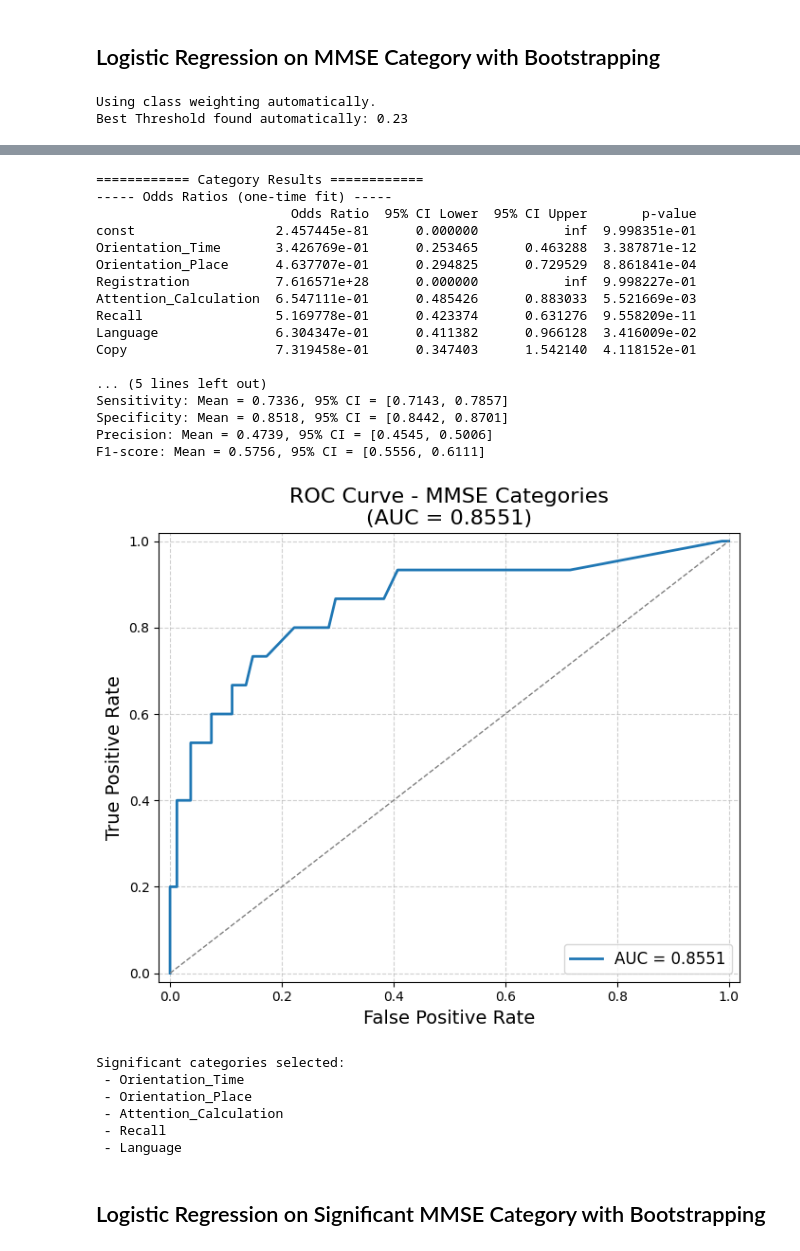
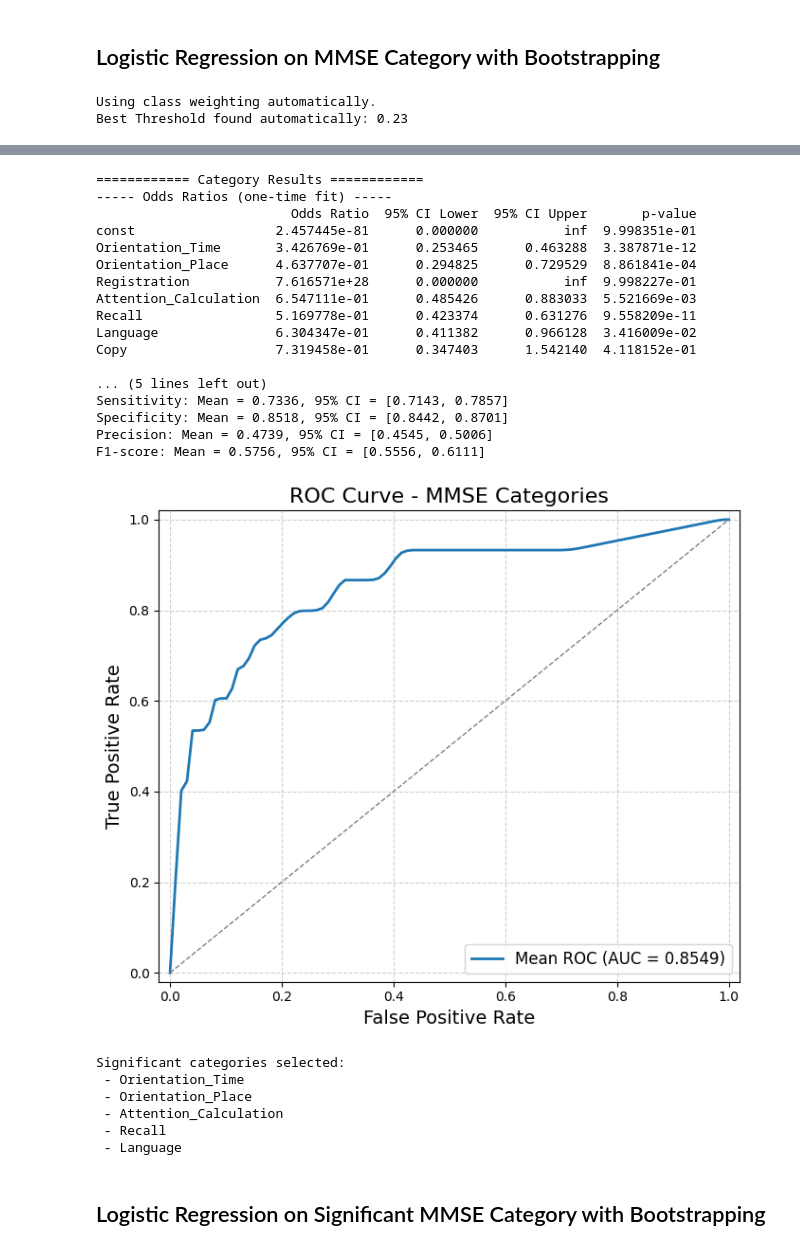
Before and after one commit to LisanKuruppu/bacheloroppgave, a Jupyter notebook: Logisitc_Analysis.ipynb, the cells around one changed output, grey strips where cells are left out. Drawn from its saved outputs; the diff is of its cells as text; code cells hidden in the pictures.

```diff
--- a/Logisitc_Analysis.ipynb
+++ b/Logisitc_Analysis.ipynb
@@ -325,7 +333,10 @@ for metric, (mean, ci) in combined_category_results["Bootstrapped Metrics"].item
     print(f"{metric}: Mean = {mean:.4f}, 95% CI = [{ci[0]:.4f}, {ci[1]:.4f}]")
 
 # (Optional) Plot ROC Curve for combined model
-plot_roc_curve(combined_category_results["True Labels"], combined_category_results["Predicted Probabilities"], title="ROC Curve - MMSE Categories")
+plot_bootstrapped_roc_curve(
+    combined_category_results["Bootstrapped ROC Curve"],
+    title="ROC Curve - MMSE Categories"
+)
 
 # Analyze p-values of combined model
 combined_odds_ratios = combined_category_results["Odds Ratios (one-time fit)"]
@@ -343,34 +354,34 @@ See the caveats in the documentation: https://pandas.pydata.org/pandas-docs/stab
   df_train[f"{category}"] = df_train[questions].sum(axis=1, skipna=True)
 A value is trying to be set on a copy of a slice from a DataFrame.
 Try using .loc[row_indexer,col_indexer] = value instead
 
 See the caveats in the documentation: https://pandas.pydata.org/pandas-docs/stable/user_guide/indexing.html#returning-a-view-versus-a-copy
   df_train[f"{category}"] = df_train[questions].sum(axis=1, skipna=True)
 A value is trying to be set on a copy of a slice from a DataFrame.
 Try using .loc[row_indexer,col_indexer] = value instead
 ... (19 lines left out)
 Try using .loc[row_indexer,col_indexer] = value instead
 
 See the caveats in the documentation: https://pandas.pydata.org/pandas-docs/stable/user_guide/indexing.html#returning-a-view-versus-a-copy
   df_train[f"{category}"] = df_train[questions].sum(axis=1, skipna=True)
 ============ Category Results ============
 ----- Odds Ratios (one-time fit) -----
                          Odds Ratio  95% CI Lower  95% CI Upper       p-value
 const                  2.457445e-81      0.000000           inf  9.998351e-01
 Orientation_Time       3.426769e-01      0.253465      0.463288  3.387871e-12
 Orientation_Place      4.637707e-01      0.294825      0.729529  8.861841e-04
 Registration           7.616571e+28      0.000000           inf  9.998227e-01
 Attention_Calculation  6.547111e-01      0.485426      0.883033  5.521669e-03
 Recall                 5.169778e-01      0.423374      0.631276  9.558209e-11
 Language               6.304347e-01      0.411382      0.966128  3.416009e-02
 Copy                   7.319458e-01      0.347403      1.542140  4.118152e-01
 
 ... (5 lines left out)
 Sensitivity: Mean = 0.7336, 95% CI = [0.7143, 0.7857]
 Specificity: Mean = 0.8518, 95% CI = [0.8442, 0.8701]
 Precision: Mean = 0.4739, 95% CI = [0.4545, 0.5006]
 F1-score: Mean = 0.5756, 95% CI = [0.5556, 0.6111]
-[figure, old version]
+[figure, new version]
 Significant categories selected:
  - Orientation_Time
  - Orientation_Place
```
Also changed, not shown: parts of 15 cells of this notebook, 4 other files.
